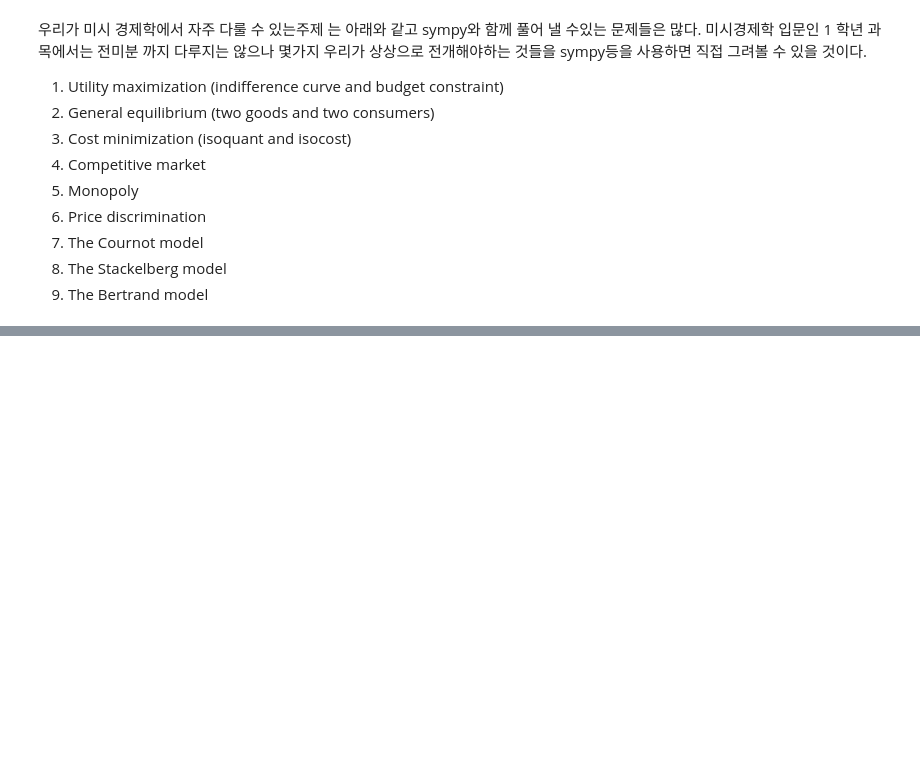
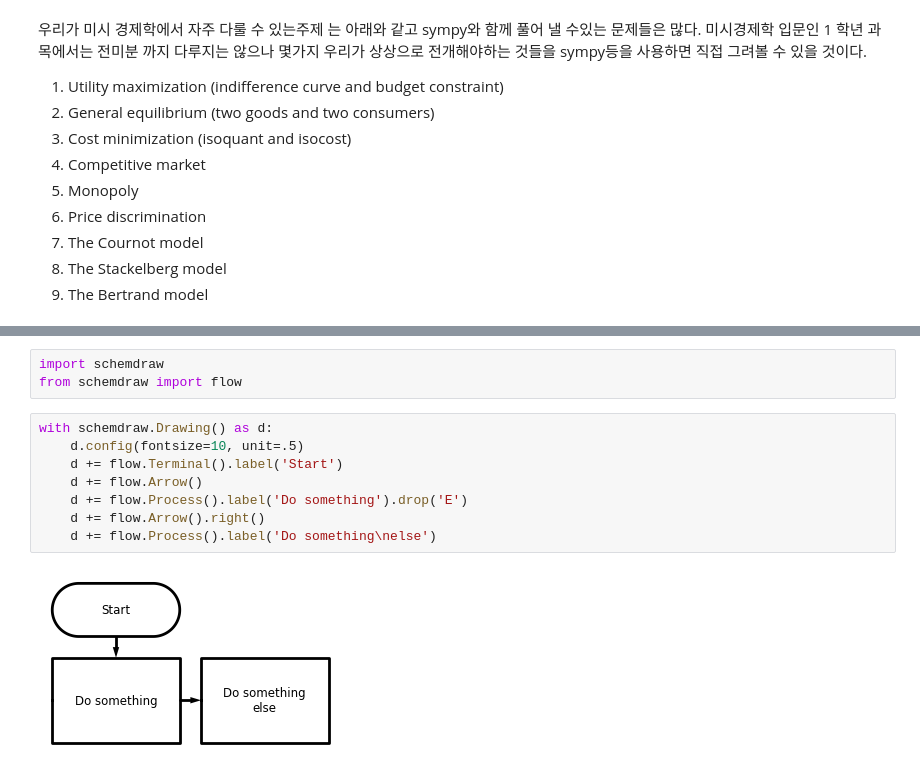
Before and after one commit to redmoon02/Economic_major_freshman, a Jupyter notebook: micro_economics/microeconomics-1-1.ipynb, the cells around one changed output, grey strips where cells are left out. Cells and saved outputs as stored; diff of their text form; blank space fills up the shorter version.

```diff
--- a/micro_economics/microeconomics-1-1.ipynb
+++ b/micro_economics/microeconomics-1-1.ipynb
@@ -200,0 +208,13 @@ plot(ATC, (Q,0,200), ylim = (0,10000), xlim = (0,200), title = 'cost', xlabel =
+# %%
+import schemdraw
+from schemdraw import flow
+# %%
+with schemdraw.Drawing() as d:
+    d.config(fontsize=10, unit=.5)
+    d += flow.Terminal().label('Start')
+    d += flow.Arrow()
+    d += flow.Process().label('Do something').drop('E')
+    d += flow.Arrow().right()
+    d += flow.Process().label('Do something\nelse')
+# %% [output]
+[figure, added]
```
Also changed, not shown: parts of 4 cells of this notebook, 3 other files.
